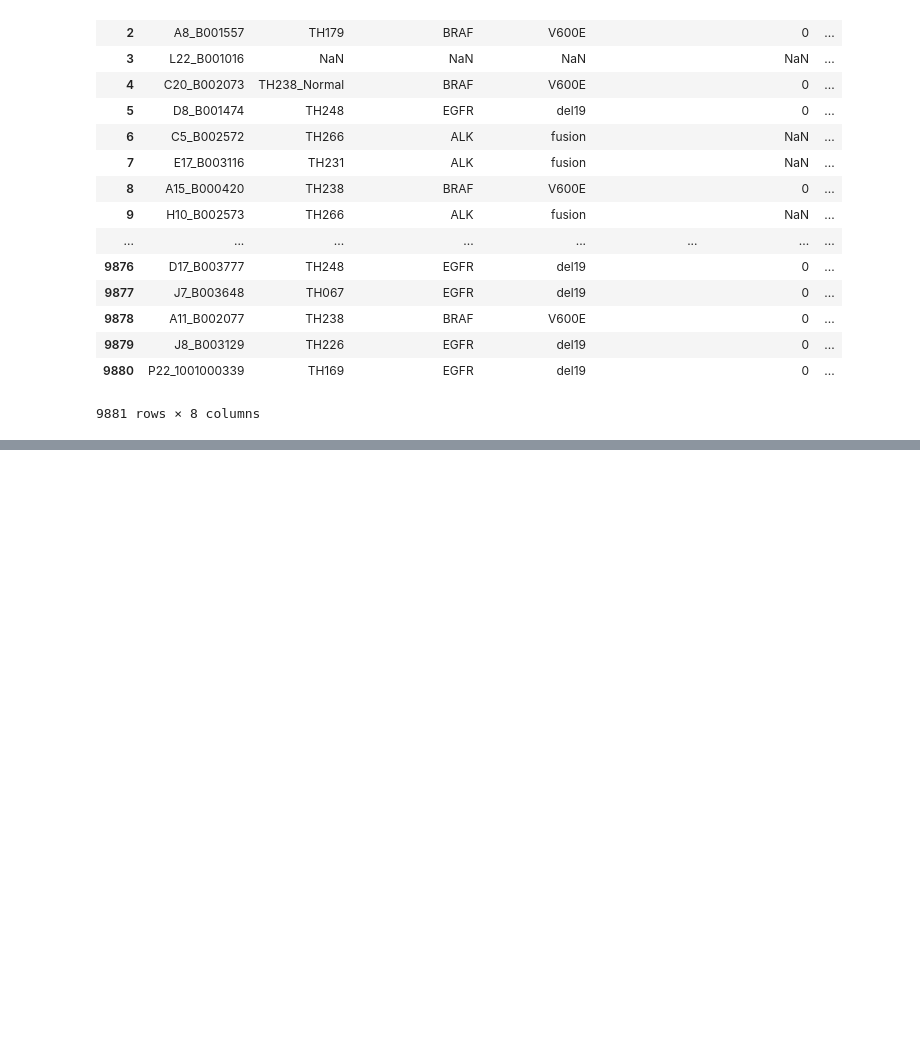
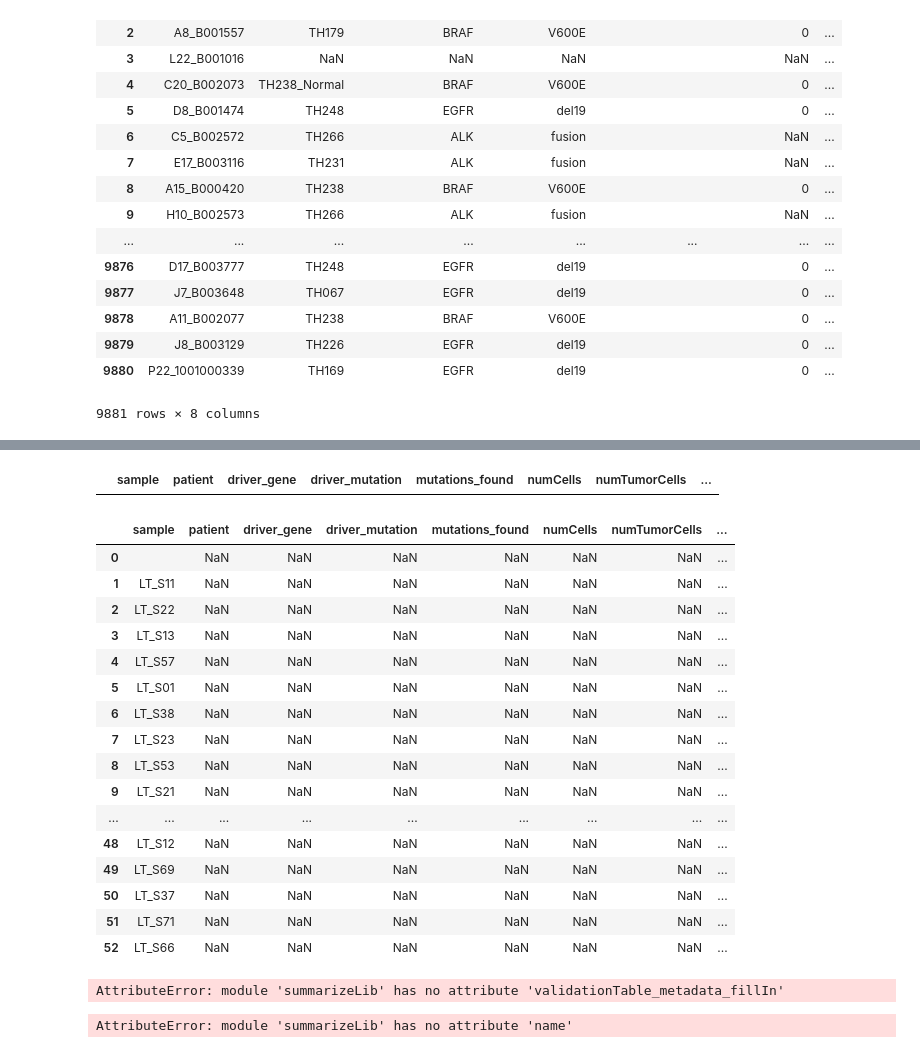
Before and after one commit to lincoln-harris/pyPackaging_scratch, a Jupyter notebook: generateSummaryTable_cells.ipynb, the cells around one changed output, grey strips where cells are left out. Drawn from its saved outputs; the diff is of its cells as text; code cells hidden in the pictures; blank space fills up the shorter version.

Commit message:
trying to create by-sample summary table

```diff
--- a/generateSummaryTable.ipynb
+++ b/generateSummaryTable_cells.ipynb
@@ -453 +453,6 @@ summaryTable_trimmed
 summaryTable_trimmed.to_csv('/Users/lincoln.harris/Desktop/validationTable_TEST.csv', index=False)
+# %%
+# ADD SAMPLE_NAME COL TO SUMMARYTABLE
+summaryTable_trimmed['sample_name'] = ''
+summarizeLib.genericSummaryTableFillIn('sample_name', 'sample_name', summaryTable_trimmed, patientMetadata)
+summaryTable_trimmed
@@ -453,0 +478,6 @@ summaryTable_trimmed.to_csv('/Users/lincoln.harris/Desktop/validationTable_TEST.
+# %%
+# GET MIN SET OF SAMPLE NAMES
+relevantSamplesSet = set(summaryTable_trimmed['sample_name'])
+relevantSamplesList = list(relevantSamplesSet)
+relevantSamplesSeries = pd.Series(relevantSamplesList)
+relevantSamplesSeries
@@ -453,0 +502,38 @@ summaryTable_trimmed.to_csv('/Users/lincoln.harris/Desktop/validationTable_TEST.
+# %%
+# INIT VALIDATIONTABLE_SAMPLES
+cols = ['sample', 'patient', 'driver_gene', 'driver_mutation', 'mutations_found', 'numCells', 'numTumorCells', 'numTumorCells_w_coverage_to_ROI', 'numTumorCells_clinMut_found']
+validationTable_samples = pd.DataFrame(columns=cols)
+validationTable_samples
+# %% [output]
+|  | sample | patient | driver_gene | driver_mutation | mutations_found | numCells | numTumorCells | ... |
+# %%
+# FILL IN SAMPLE FIELD
+validationTable_samples['sample'] = relevantSamplesSeries
+validationTable_samples
+# %% [output]
+|  | sample | patient | driver_gene | driver_mutation | mutations_found | numCells | numTumorCells | ... |
+| 0 |  | NaN | NaN | NaN | NaN | NaN | NaN | ... |
+| 1 | LT_S11 | NaN | NaN | NaN | NaN | NaN | NaN | ... |
+| 2 | LT_S22 | NaN | NaN | NaN | NaN | NaN | NaN | ... |
+| 3 | LT_S13 | NaN | NaN | NaN | NaN | NaN | NaN | ... |
+| 4 | LT_S57 | NaN | NaN | NaN | NaN | NaN | NaN | ... |
+| 5 | LT_S01 | NaN | NaN | NaN | NaN | NaN | NaN | ... |
+| 6 | LT_S38 | NaN | NaN | NaN | NaN | NaN | NaN | ... |
+| 7 | LT_S23 | NaN | NaN | NaN | NaN | NaN | NaN | ... |
+| 8 | LT_S53 | NaN | NaN | NaN | NaN | NaN | NaN | ... |
+| 9 | LT_S21 | NaN | NaN | NaN | NaN | NaN | NaN | ... |
+| ... | ... | ... | ... | ... | ... | ... | ... | ... |
+| 48 | LT_S12 | NaN | NaN | NaN | NaN | NaN | NaN | ... |
+| 49 | LT_S69 | NaN | NaN | NaN | NaN | NaN | NaN | ... |
+| 50 | LT_S37 | NaN | NaN | NaN | NaN | NaN | NaN | ... |
+| 51 | LT_S71 | NaN | NaN | NaN | NaN | NaN | NaN | ... |
+| 52 | LT_S66 | NaN | NaN | NaN | NaN | NaN | NaN | ... |
+# %%
+# FILL IN METADATA FIELDS
+import summarizeLib
+summarizeLib.validationTable_metadata_fillIn('patient_ID', 'patient', validationTable_samples, patientMetadata)
+summarizeLib.validationTable_metadata_fillIn('driver_gene', 'driver_gene', validationTable_samples, patientMetadata)
+summarizeLib.validationTable_metadata_fillIn('driver_mutation', 'driver_mutation', validationTable_samples, patientMetadata)
+summaryTable_trimmed
+# %% [output]
+AttributeError: module 'summarizeLib' has no attribute 'validationTable_metadata_fillIn'
@@ -453,0 +542,4 @@ summaryTable_trimmed.to_csv('/Users/lincoln.harris/Desktop/validationTable_TEST.
+# %%
+ROI_coverage_fillIn
+# %% [output]
+AttributeError: module 'summarizeLib' has no attribute 'name'
```
Also changed, not shown: parts of 4 cells of this notebook, 2 other files.
